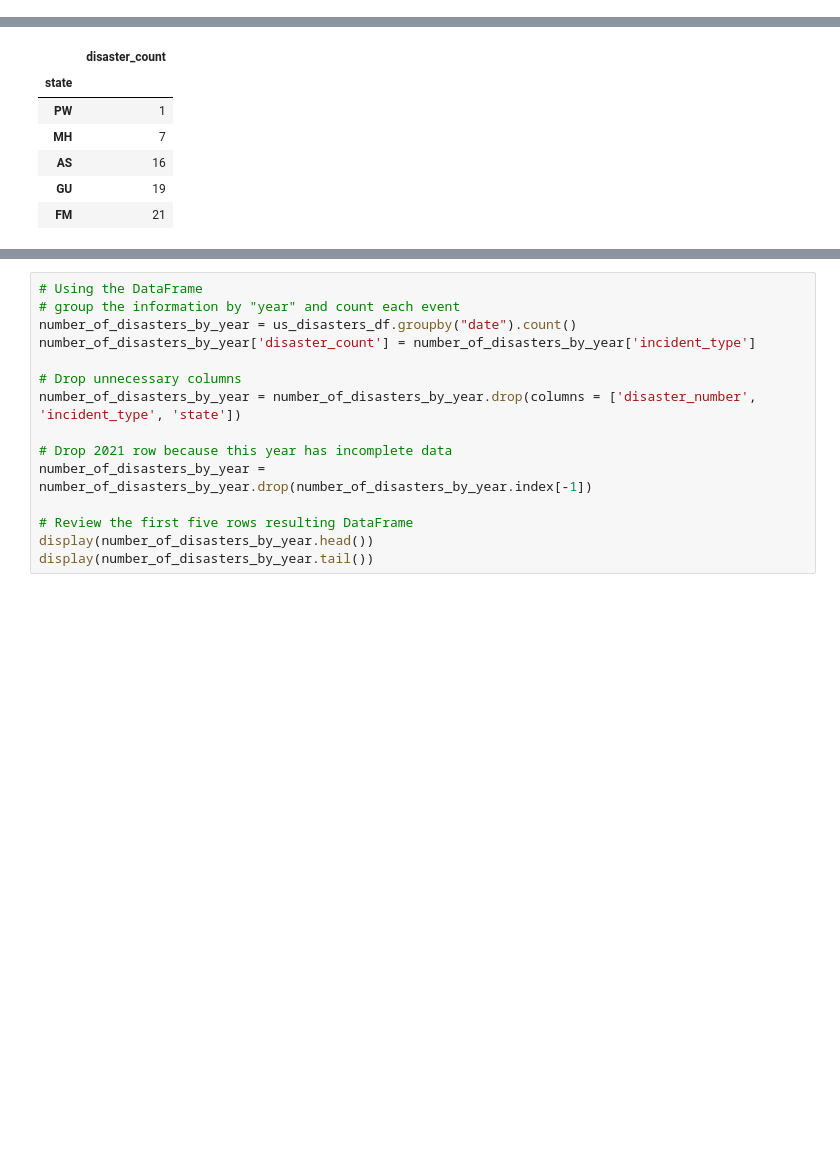
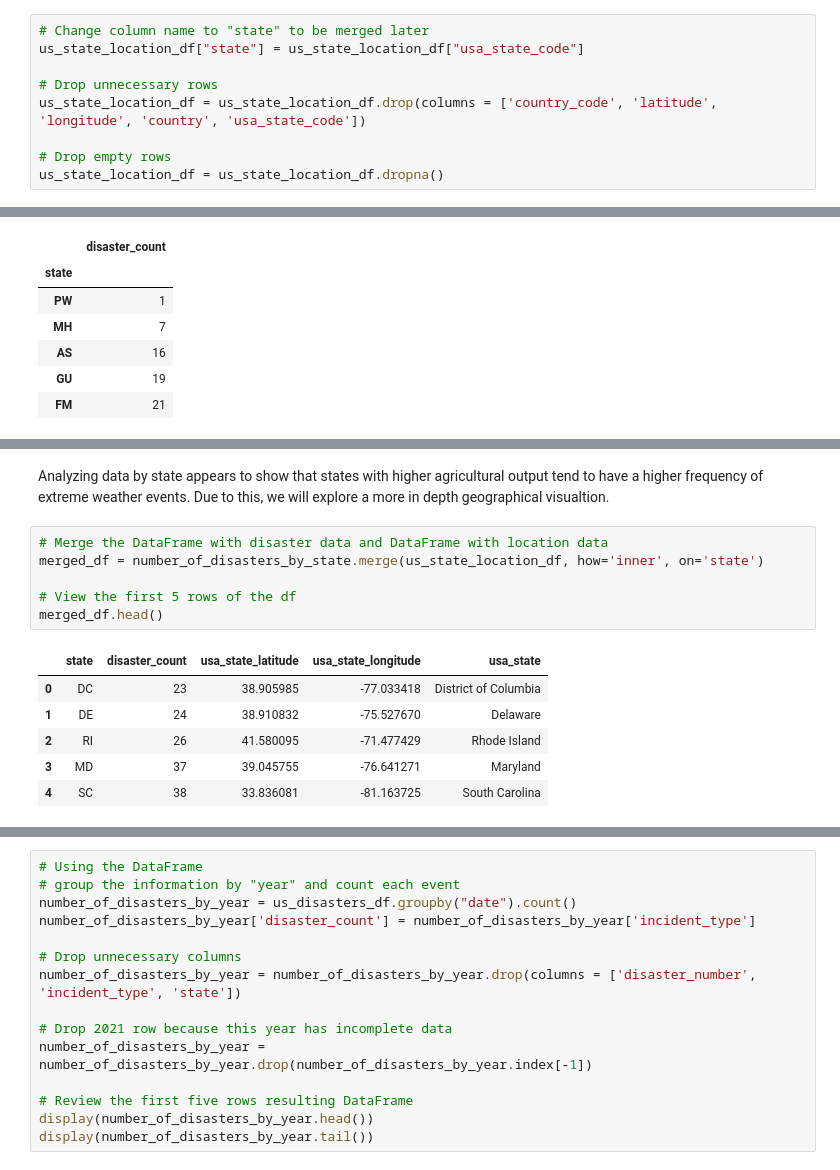
Before and after one commit to joshuacreveling/Group_Project_1, a Jupyter notebook: commodities_prices_vs_climate_change.ipynb, the cells around one changed output, grey strips where cells are left out. Cells and saved outputs as stored; diff of their text form; blank space fills up the shorter version.

```diff
--- a/commodities_prices_vs_climate_change.ipynb
+++ b/commodities_prices_vs_climate_change.ipynb
@@ -346,0 +347,9 @@ After cleaning down the dataset to information that is useful to us, we can begi
+# %%
+# Change column name to "state" to be merged later
+us_state_location_df["state"] = us_state_location_df["usa_state_code"]
+
+# Drop unnecessary rows
+us_state_location_df = us_state_location_df.drop(columns = ['country_code', 'latitude', 'longitude', 'country', 'usa_state_code'])
+
+# Drop empty rows
+us_state_location_df = us_state_location_df.dropna()
@@ -375,3 +400,18 @@ number_of_disasters_by_state.hvplot.bar(
 ).opts(yformatter='%.0f')
 # %% [output]
 [interactive output not drawn]
+# %% [markdown]
+Analyzing data by state appears to show that states with higher agricultural output tend to have a higher frequency of extreme weather events. Due to this, we will explore a more in depth geographical visualtion.
+# %%
+# Merge the DataFrame with disaster data and DataFrame with location data
+merged_df = number_of_disasters_by_state.merge(us_state_location_df, how='inner', on='state')
+
+# View the first 5 rows of the df
+merged_df.head()
+# %% [output]
+|  | state | disaster_count | usa_state_latitude | usa_state_longitude | usa_state |
+| 0 | DC | 23 | 38.905985 | -77.033418 | District of Columbia |
+| 1 | DE | 24 | 38.910832 | -75.527670 | Delaware |
+| 2 | RI | 26 | 41.580095 | -71.477429 | Rhode Island |
+| 3 | MD | 37 | 39.045755 | -76.641271 | Maryland |
+| 4 | SC | 38 | 33.836081 | -81.163725 | South Carolina |
```
Also changed, not shown: parts of 11 cells of this notebook.
